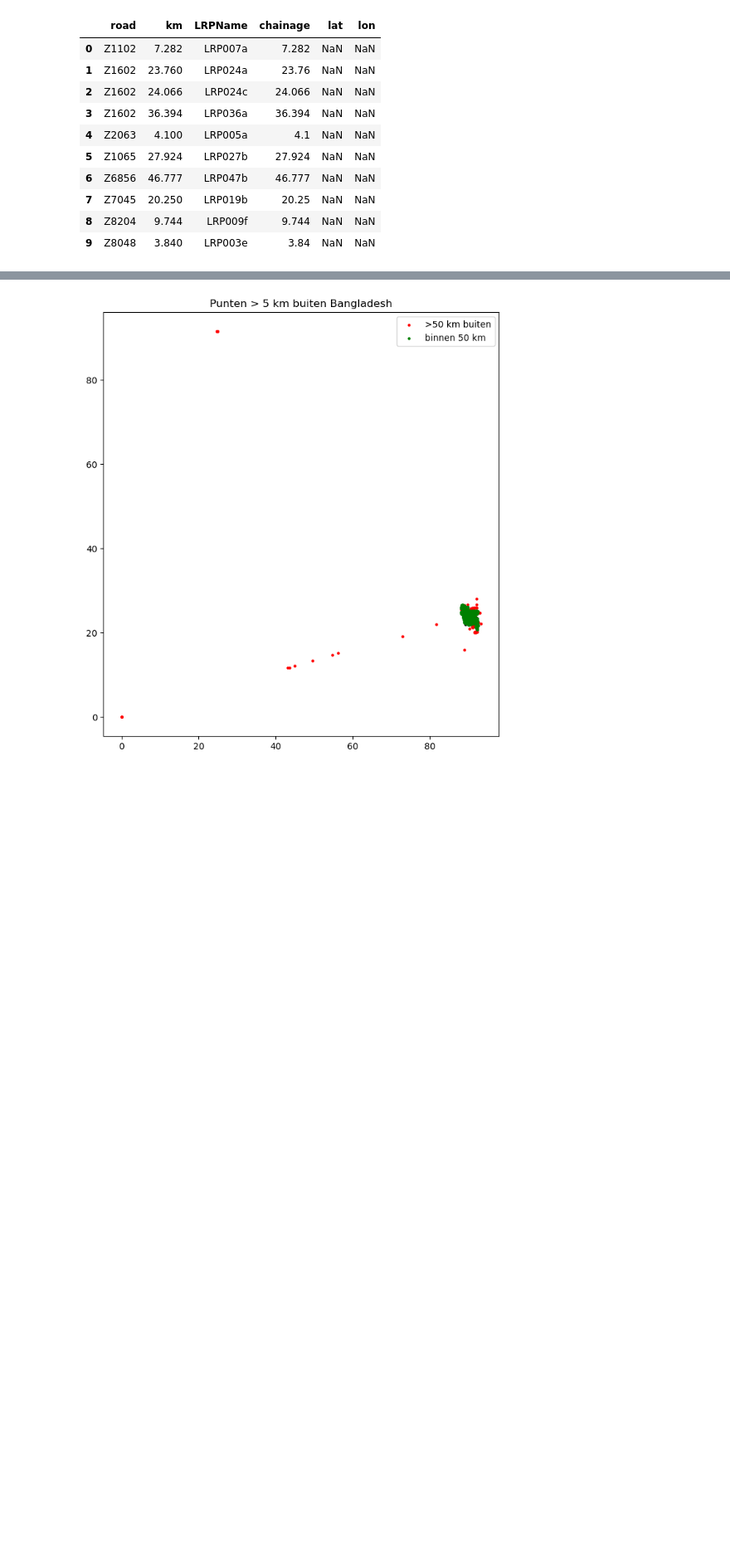
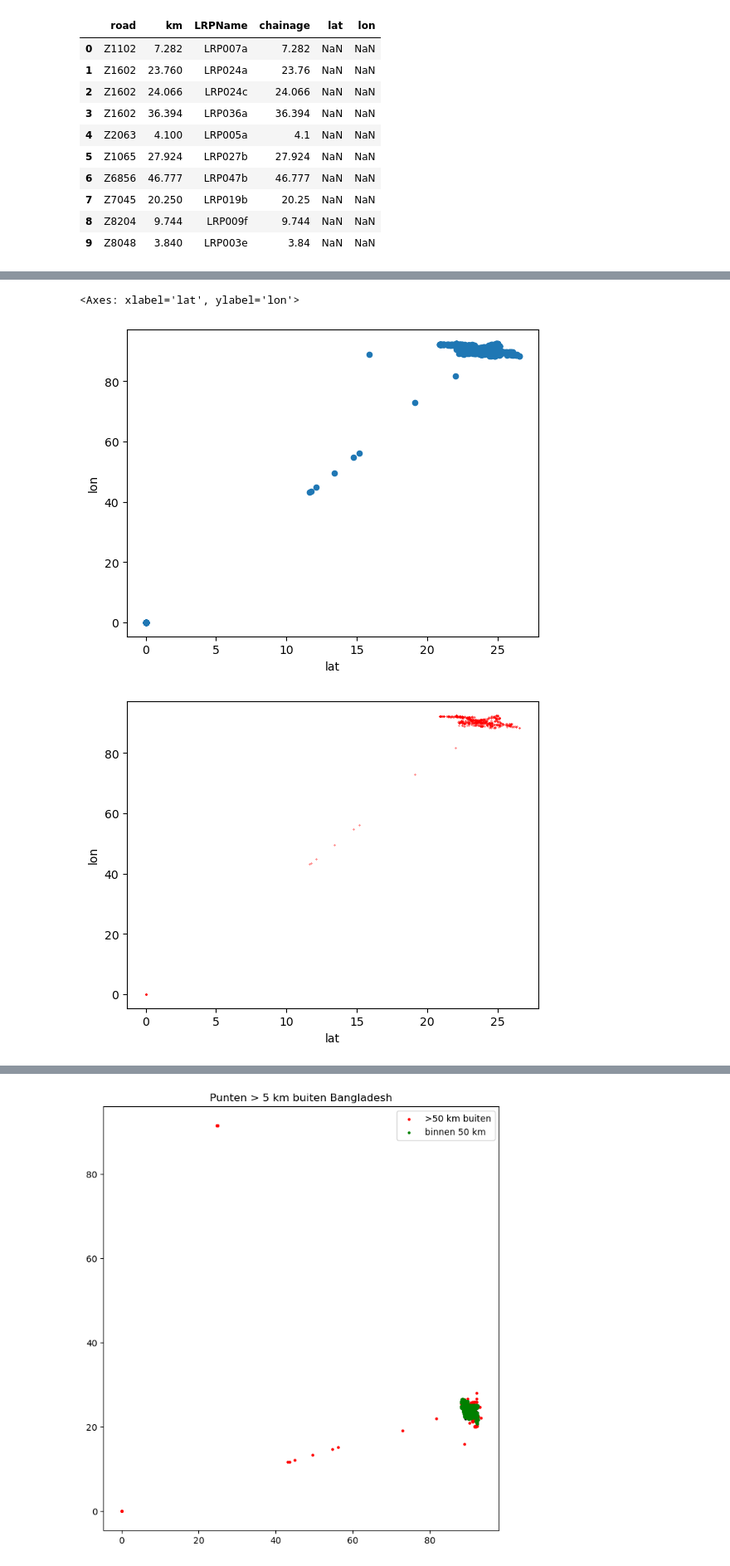
Before and after one commit to nielsvdd42/EPA133A-Advanced-Simulation-Group-1, a Jupyter notebook: Assignment 1/EPA133a-G01-A1/notebook/BridgesLieke.ipynb, the cells around one changed output, grey strips where cells are left out. Shown at 83% size. Drawn from its saved outputs; the diff is of its cells as text; code cells hidden in the pictures; blank space fills up the shorter version.

Commit message:
bridges to right place

```diff
--- a/Assignment 1/EPA133a-G01-A1/notebook/BridgesLieke.ipynb
+++ b/Assignment 1/EPA133a-G01-A1/notebook/BridgesLieke.ipynb
@@ -132,0 +159,8 @@ See the caveats in the documentation: https://pandas.pydata.org/pandas-docs/stab
+# %%
+df_info = pd.read_csv('../data/raw/Roads_InfoAboutEachLRP.csv')
+df_info['Combinaam'] = df_info['road'] + ' ' + df_info['lrp']
+# df_info.columns
+df_info = df_info[['Combinaam', 'chainage']]
+df_info
+df_roads_with_chainage = df_roads1.merge(df_info, left_on='Combinaam', right_on='Combinaam')
+df_roads_with_chainage.head(50)
@@ -132,0 +227,27 @@ See the caveats in the documentation: https://pandas.pydata.org/pandas-docs/stab
+# %%
+df_bridges_fix = df_bridges_road_interpolate.copy()
+df_bridges_fix.set_index('Combinaam', inplace=True)
+# df_bridges_fix.Combinaam
+# df_bridges_road_interpolate.km
+bridges_no_fix = []
+bridges_none = []
+for bridge in df_bridges_road_interpolate.Combinaam:
+    coords = find_coordinates_for_bridge_based_on_lrps(bridge, df_bridges_road_interpolate, df_roads_with_chainage)
+    if coords is not None:
+        if coords[0] < 19 or coords[0] > 27:
+            print(bridge, coords, 'Wrong!')
+            bridges_no_fix.append(bridge)
+        elif coords[1] < 85 or coords[1] > 95:
+            print(bridge, coords, 'Wrong!')
+            bridges_no_fix.append(bridge)
+        else:
+            df_fix = pd.DataFrame({'lat': coords[0], 'lon': coords[1]}, index=[bridge])
+            df_bridges_fix.update(df_fix)
+    else:
+        print('Coords are Not found!', bridge)
+        bridges_none.append(bridge)
+
+print(bridges_no_fix, 'The amount of bridges with no coordinates found on basis of chainage is ',len(bridges_no_fix))
+print(bridges_none, 'The bridges that are not found based on chainage is ',len(bridges_none))
+
+df_bridges_fix.index
@@ -132,0 +279,14 @@ See the caveats in the documentation: https://pandas.pydata.org/pandas-docs/stab
+# %%
+df_bridges_road_interpolate.plot(x='lat', y='lon', kind='scatter')
+df_bridges_fix.plot(x='lat', y='lon', kind='scatter', c='red', s=0.1)
+# df_bridges_fix.loc[bridges_no_fix].plot(x='lat', y='lon', kind='scatter', c='yellow', s=0.1)
+# df_bridges_fix.loc[bridges_none].plot(x='lat', y='lon', kind='scatter', c='green', s=0.1)
+df_indices_fixed = list(set(df_bridges_fix.index) - set(bridges_no_fix) - set(bridges_none))
+df_bridges_fix.loc[df_indices_fixed].plot(x='lat', y='lon', kind='scatter', c='green', s=0.1)
+# df_bridges_fix
+# df_bridges_not_fixed.plot(x='lat', y='lon', kind='scatter', c='yellow', s=0.1)
+# set(bridges_no_fix) - set(df_bridges_fix.index)
+# %% [output]
+<Axes: xlabel='lat', ylabel='lon'>
+[figure, added]
+[figure, added]
```
Also changed, not shown: parts of 9 cells of this notebook.
